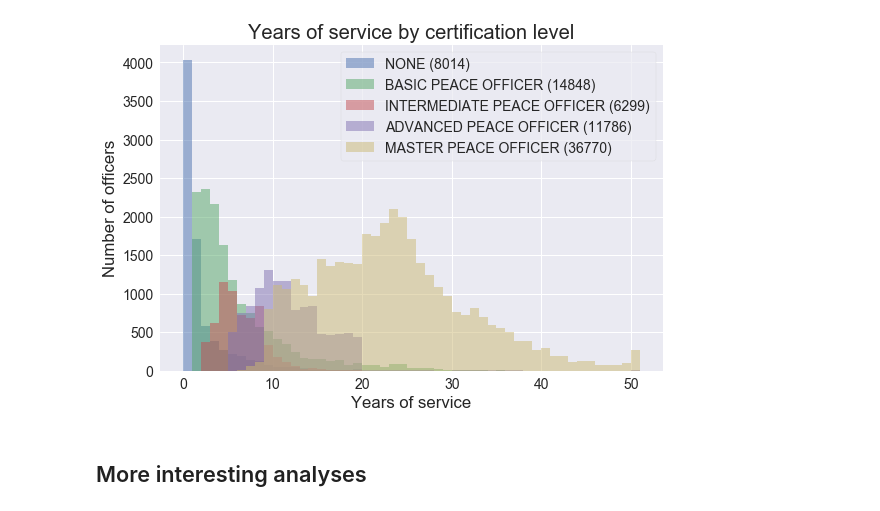
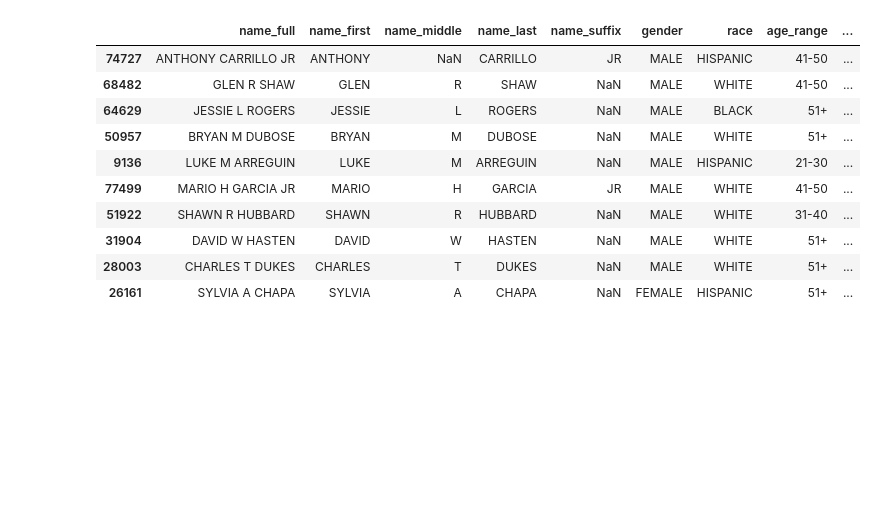
Before and after one commit to texas-justice-initiative/analysis, a Jupyter notebook: analyses/officer_population_descriptive_analylsis.ipynb, the cells around one changed output. Drawn from its saved outputs; the diff is of its cells as text; code cells hidden in the pictures; blank space fills up the shorter version.

```diff
--- a/analyses/officer_population_descriptive_analylsis.ipynb
+++ b/analyses/officer_population_descriptive_analylsis.ipynb
@@ -90,4 +105,6 @@ Removing 4 past plots
 # %%
 dataset = dw.load_dataset('tji/auxiliary-datasets', force_update=True)
 officer_info = dataset.dataframes['list_of_texas_officers']
-officer_info.head()
+officer_info['gender'] = officer_info['gender'].apply(long_gender)
+officer_info['highest_cert_abbr'] = officer_info['highest_cert'].apply(lambda cert: cert.split(' PEACE OFFICER')[0])
+officer_info['service_years_int_capped'] = officer_info.service_time.astype(int).apply(lambda y: min(y, 50))
@@ -136,17 +111,36 @@ cert_levels = {
-# %%
-fig, ax = plt.subplots(1)
-bins = np.arange(0, 52, 1)
-alpha=0.5
-for c in cert_levels:
-    frame = officer_info[officer_info['highest_cert'] == c]
-    frame['service_years_int_capped'].hist(ax=ax, label=c + ' (%d)' % len(frame), alpha=alpha, bins=bins)
-ax.legend()
-ax.set_title('Years of service by certification level')
-ax.set_xlabel('Years of service')
-ax.set_ylabel('Number of officers')
-saveplot(fig, 'certification_hist_by_service_years')
-pass
-# %% [output]
-[figure, removed]
-# %% [markdown]
-## More interesting analyses
+# %%
+dataset = dw.load_dataset('tji/auxiliary-datasets', force_update=True)
+census = dataset.dataframes['census_data_by_county']
+census.columns = [c.upper() for c in census.columns]
+county_populations = census[census['METRIC_DESCRIPTION'] == 'Population estimates, July 1, 2016,  (V2016)'].iloc[0]
+county_populations.drop(['METRIC_CATEGORY', 'METRIC_SUBCATEGORY', 'METRIC_DESCRIPTION', 'ALL_TEXAS'], inplace=True)
+county_populations = county_populations.astype(int).to_dict()
+
+def pop_category(p):
+    if pd.isnull(p):
+        return p
+    elif p < 1e4:
+        return 'XSMALL\n(< 10k)'
+    elif p < 1e5:
+        return 'SMALL\n(< 100k)'
+    elif p < 1e6:
+        return 'MEDIUM\n(100k-1MM)'
+    else:
+        return 'LARGE\n(1MM+)'
+
+officer_info['county_size'] = officer_info.current_agency_county.apply(
+    lambda c: pop_category(county_populations.get(c, None)))
+
+officer_info.sample(10)
+# %% [output]
+|  | name_full | name_first | name_middle | name_last | name_suffix | gender | race | age_range | ... |
+| 74727 | ANTHONY CARRILLO JR | ANTHONY | NaN | CARRILLO | JR | MALE | HISPANIC | 41-50 | ... |
+| 68482 | GLEN R SHAW | GLEN | R | SHAW | NaN | MALE | WHITE | 41-50 | ... |
+| 64629 | JESSIE L ROGERS | JESSIE | L | ROGERS | NaN | MALE | BLACK | 51+ | ... |
+| 50957 | BRYAN M DUBOSE | BRYAN | M | DUBOSE | NaN | MALE | WHITE | 51+ | ... |
+| 9136 | LUKE M ARREGUIN | LUKE | M | ARREGUIN | NaN | MALE | HISPANIC | 21-30 | ... |
+| 77499 | MARIO H GARCIA JR | MARIO | H | GARCIA | JR | MALE | WHITE | 41-50 | ... |
+| 51922 | SHAWN R HUBBARD | SHAWN | R | HUBBARD | NaN | MALE | WHITE | 31-40 | ... |
+| 31904 | DAVID W HASTEN | DAVID | W | HASTEN | NaN | MALE | WHITE | 51+ | ... |
+| 28003 | CHARLES T DUKES | CHARLES | T | DUKES | NaN | MALE | WHITE | 51+ | ... |
+| 26161 | SYLVIA A CHAPA | SYLVIA | A | CHAPA | NaN | FEMALE | HISPANIC | 51+ | ... |
```
Also changed, not shown: parts of 18 cells of this notebook, 12 other files.
